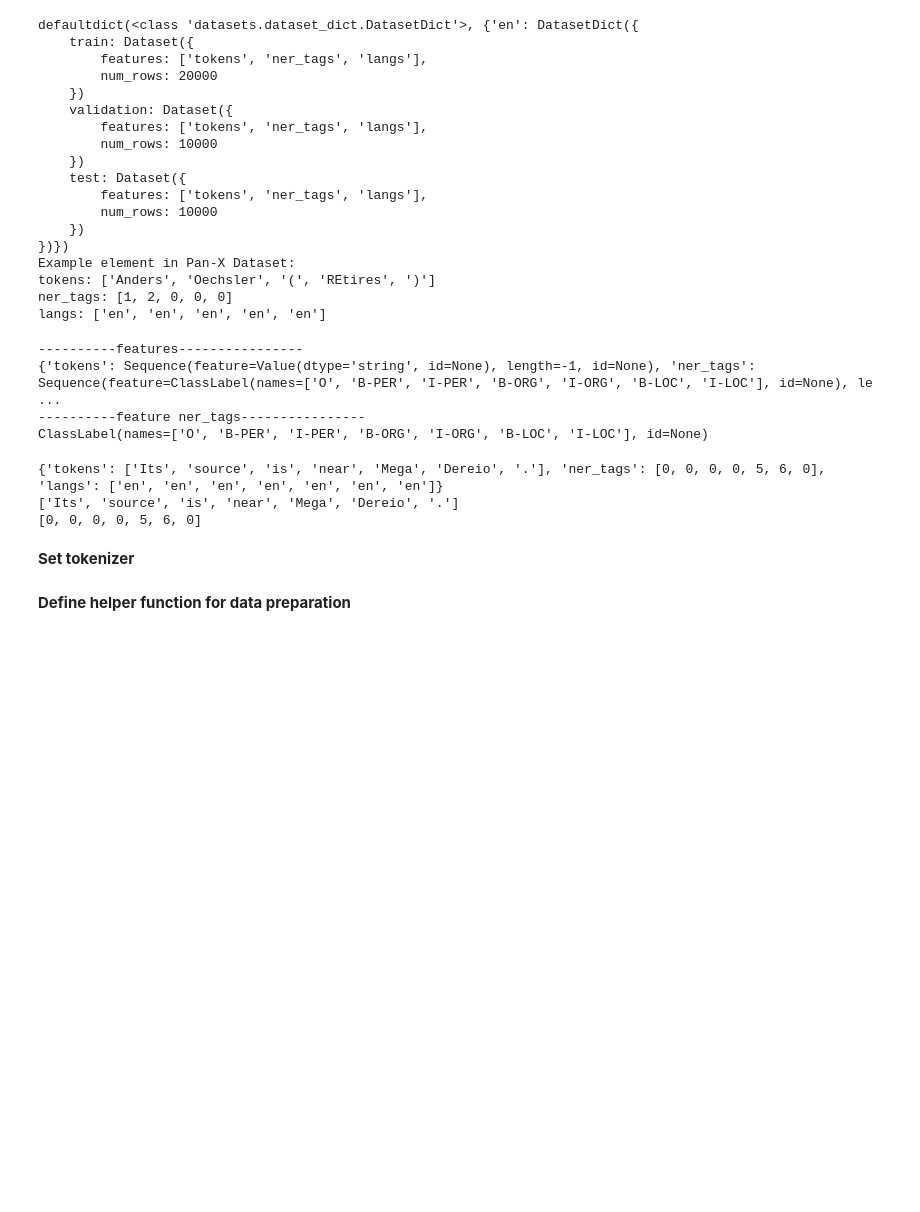
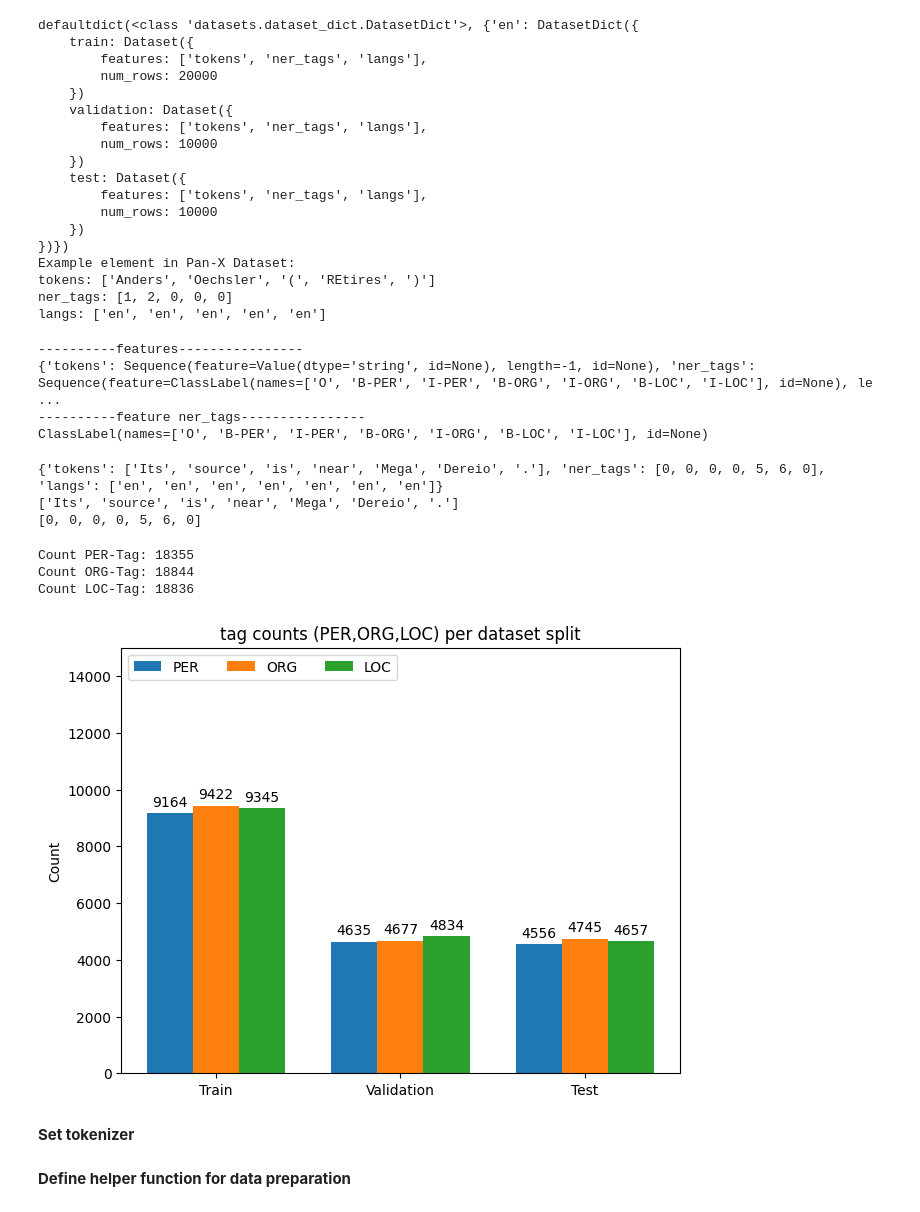
Before and after one commit to marendtz/ModelNER, a Jupyter notebook: XLMR_finetune_pan.ipynb, the cells around one changed output. Drawn from its saved outputs; the diff is of its cells as text; code cells hidden in the pictures; blank space fills up the shorter version.

```diff
--- a/XLMR_finetune_pan.ipynb
+++ b/XLMR_finetune_pan.ipynb
@@ -180,6 +224,84 @@ print(panx_ch["en"]["train"][10]["ner_tags"])
 {'tokens': ['Its', 'source', 'is', 'near', 'Mega', 'Dereio', '.'], 'ner_tags': [0, 0, 0, 0, 5, 6, 0], 'langs': ['en', 'en', 'en', 'en', 'en', 'en', 'en']}
 ['Its', 'source', 'is', 'near', 'Mega', 'Dereio', '.']
 [0, 0, 0, 0, 5, 6, 0]
+# %%
+# getting info about tag-counts of labeled data
+count_per = 0
+count_org = 0
+count_loc = 0
+for sentence in panx_ch["en"]["train"]:
+  tags = sentence["ner_tags"]
+  count_per = count_per + tags.count(1)
+  count_org = count_org + tags.count(3)
+  count_loc = count_loc + tags.count(5)
+train_count_per= count_per
+train_count_org= count_org
+train_count_loc= count_loc
+
+count_per = 0
+count_org = 0
+count_loc = 0
+
+for sentence in panx_ch["en"]["validation"]:
+  tags = sentence["ner_tags"]
+  count_per = count_per + tags.count(1)
+  count_org = count_org + tags.count(3)
+  count_loc = count_loc + tags.count(5)
+val_count_per= count_per
+val_count_org= count_org
+val_count_loc= count_loc
+
+count_per = 0
+count_org = 0
+count_loc = 0
+
+for sentence in panx_ch["en"]["test"]:
+  tags = sentence["ner_tags"]
+  count_per = count_per + tags.count(1)
+  count_org = count_org + tags.count(3)
+  count_loc = count_loc + tags.count(5)
+
+test_count_per= count_per
+test_count_org= count_org
+test_count_loc= count_loc
+
+print(f"Count PER-Tag: {train_count_per+val_count_per+test_count_per}")
+print(f"Count ORG-Tag: {train_count_org+val_count_org+test_count_org}")
+print(f"Count LOC-Tag: {train_count_loc+val_count_loc+test_count_loc}")
+
+
+splits = ("Train", "Validation", "Test")
+split_values = {
+    'PER': (train_count_per, val_count_per, test_count_per),
+    'ORG': (train_count_org, val_count_org, test_count_org),
+    'LOC': (train_count_loc, val_count_loc, test_count_loc),
+}
+
+x = np.arange(len(splits))  # the label locations
+width = 0.25  # the width of the bars
+multiplier = 0
+
+fig, ax = plt.subplots(layout='constrained')
+
+for attribute, measurement in split_values.items():
+    offset = width * multiplier
+    rects = ax.bar(x + offset, measurement, width, label=attribute)
+    ax.bar_label(rects, padding=3)
+    multiplier += 1
+
+# Add some text for labels, title and custom x-axis tick labels, etc.
+ax.set_ylabel('Count')
+ax.set_title('tag counts (PER,ORG,LOC) per dataset split')
+ax.set_xticks(x + width, splits)
+ax.legend(loc='upper left', ncols=3)
+ax.set_ylim(0, 15000)
+
+plt.show()
+# %% [output]
+Count PER-Tag: 18355
+Count ORG-Tag: 18844
+Count LOC-Tag: 18836
+[figure, added]
 # %% [markdown]
 **Set tokenizer**
 # %%
```
Also changed, not shown: parts of 16 cells of this notebook.
